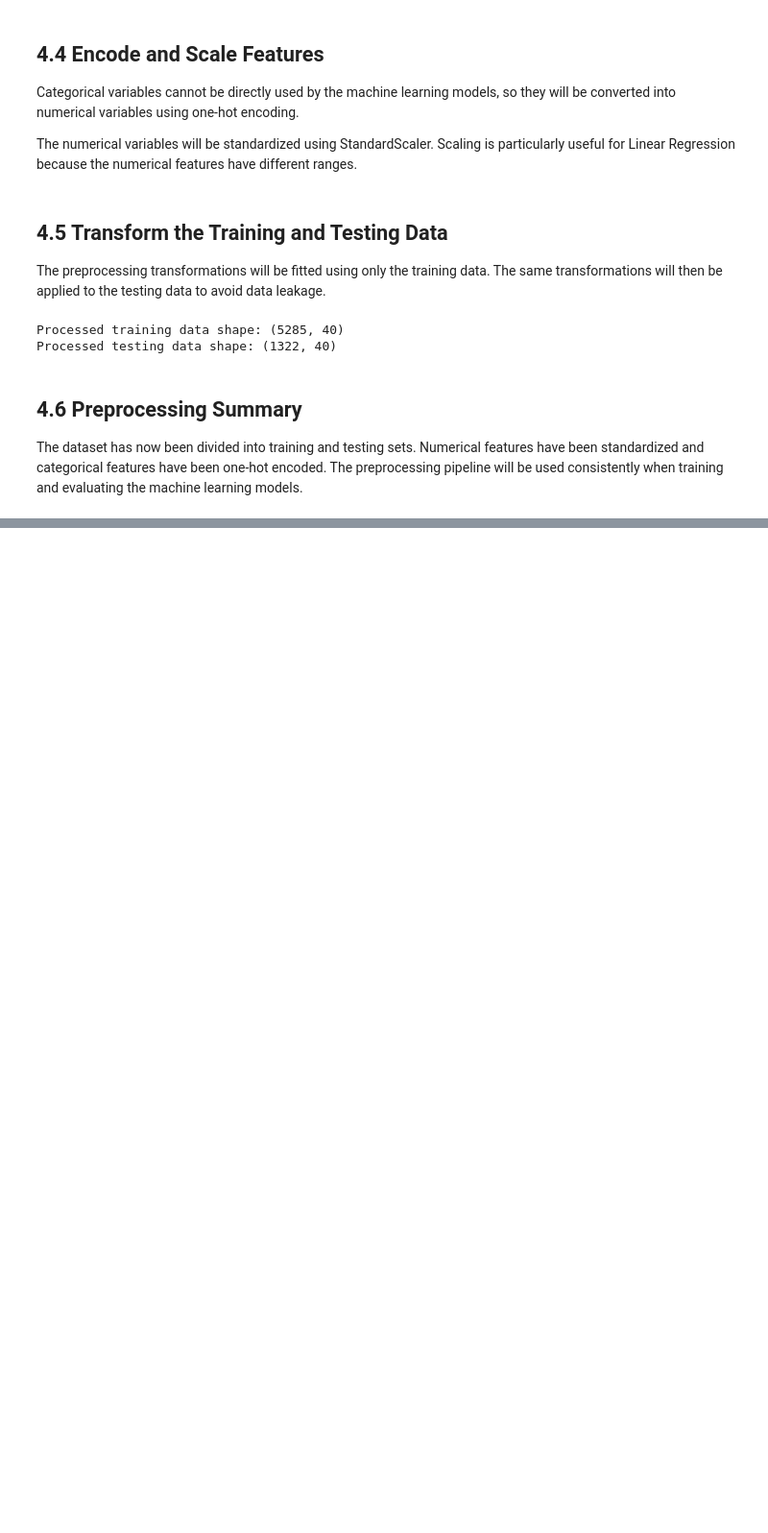
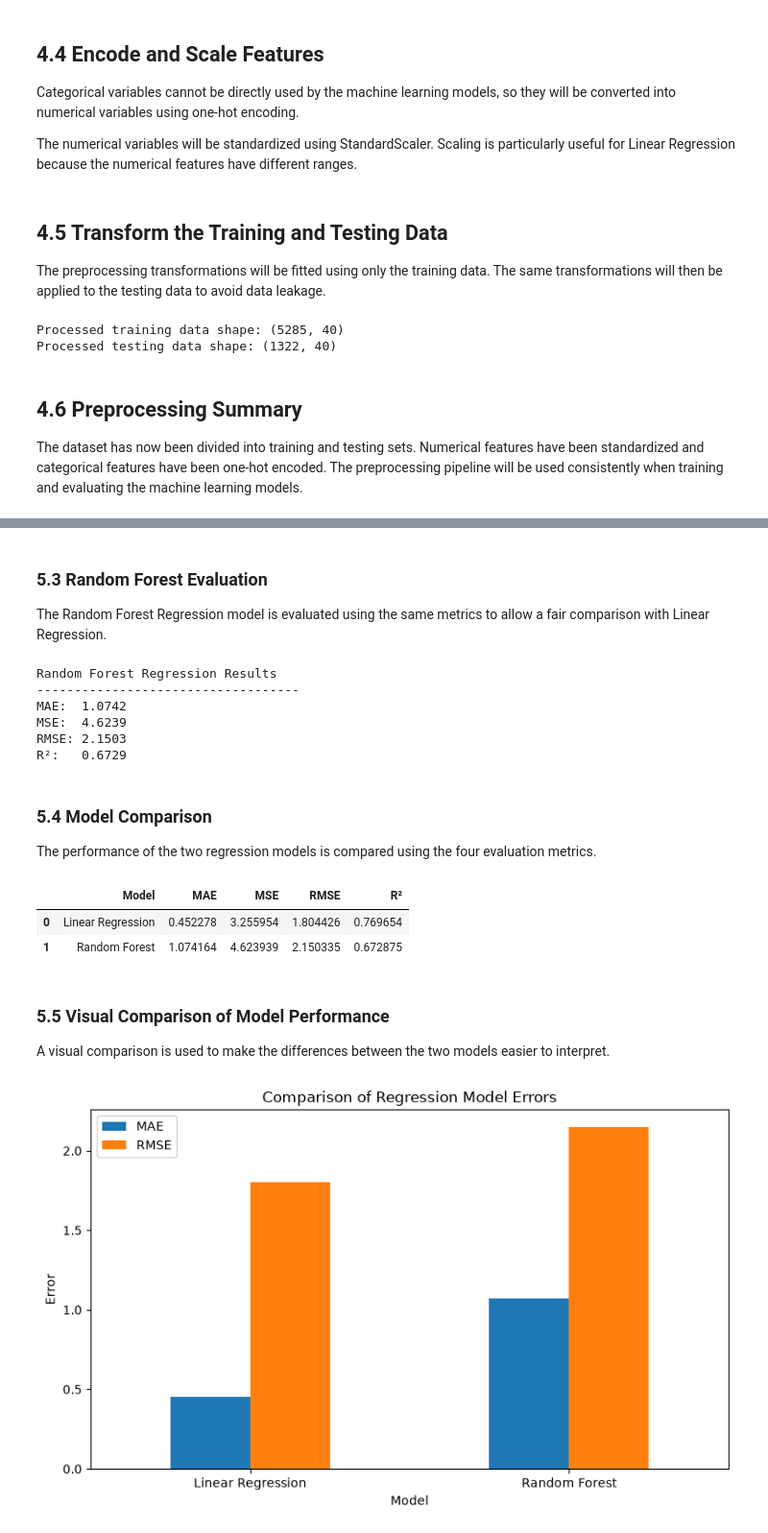
Before and after one commit to obahedmond18/Student-Performance-ML-Capstone-Techcrush, a Jupyter notebook: notebooks/student_performance_capstone.ipynb, the cells around one changed output, grey strips where cells are left out. Shown at 96% size. Drawn from its saved outputs; the diff is of its cells as text; code cells hidden in the pictures; blank space fills up the shorter version.

Commit message:
Complete modelling and evaluation

```diff
--- a/notebooks/student_performance_capstone.ipynb
+++ b/notebooks/student_performance_capstone.ipynb
@@ -698,0 +814,76 @@ The dataset has now been divided into training and testing sets. Numerical featu
+# %% [markdown]
+### 5.3 Random Forest Evaluation
+
+The Random Forest Regression model is evaluated using the same metrics to allow a fair comparison with Linear Regression.
+# %%
+random_forest_mae = mean_absolute_error(y_test, random_forest_predictions)
+random_forest_mse = mean_squared_error(y_test, random_forest_predictions)
+random_forest_rmse = np.sqrt(random_forest_mse)
+random_forest_r2 = r2_score(y_test, random_forest_predictions)
+
+print("Random Forest Regression Results")
+print("-" * 35)
+print(f"MAE:  {random_forest_mae:.4f}")
+print(f"MSE:  {random_forest_mse:.4f}")
+print(f"RMSE: {random_forest_rmse:.4f}")
+print(f"R²:   {random_forest_r2:.4f}")
+# %% [output]
+Random Forest Regression Results
+-----------------------------------
+MAE:  1.0742
+MSE:  4.6239
+RMSE: 2.1503
+R²:   0.6729
+# %% [markdown]
+### 5.4 Model Comparison
+
+The performance of the two regression models is compared using the four evaluation metrics.
+# %%
+model_comparison = pd.DataFrame({
+    "Model": [
+        "Linear Regression",
+        "Random Forest"
+    ],
+    "MAE": [
+        linear_mae,
+        random_forest_mae
+    ],
+    "MSE": [
+        linear_mse,
+        random_forest_mse
+    ],
+    "RMSE": [
+        linear_rmse,
+        random_forest_rmse
+    ],
+    "R²": [
+        linear_r2,
+        random_forest_r2
+    ]
+})
+
+display(model_comparison)
+# %% [output]
+|  | Model | MAE | MSE | RMSE | R² |
+| 0 | Linear Regression | 0.452278 | 3.255954 | 1.804426 | 0.769654 |
+| 1 | Random Forest | 1.074164 | 4.623939 | 2.150335 | 0.672875 |
+# %% [markdown]
+### 5.5 Visual Comparison of Model Performance
+
+A visual comparison is used to make the differences between the two models easier to interpret.
+# %%
+model_comparison.plot(
+    x="Model",
+    y=["MAE", "RMSE"],
+    kind="bar",
+    figsize=(8, 5)
+)
+
+plt.title("Comparison of Regression Model Errors")
+plt.ylabel("Error")
+plt.xlabel("Model")
+plt.xticks(rotation=0)
+plt.tight_layout()
+plt.show()
+# %% [output]
+[figure, added]
```
Also changed, not shown: parts of 24 cells of this notebook.
